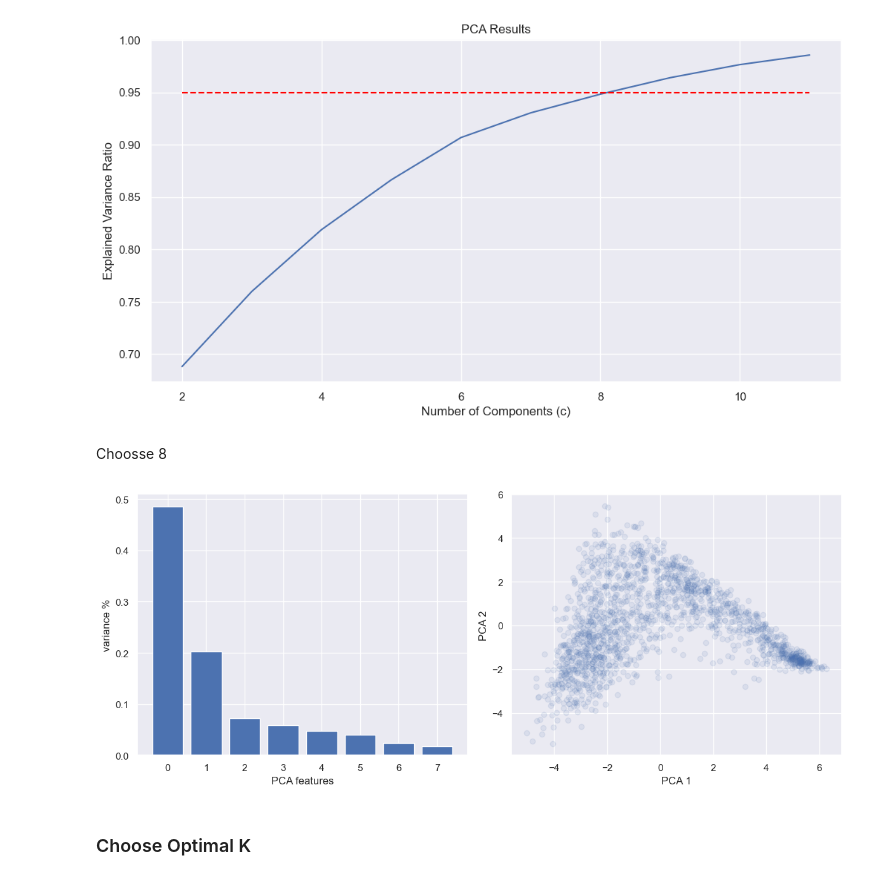
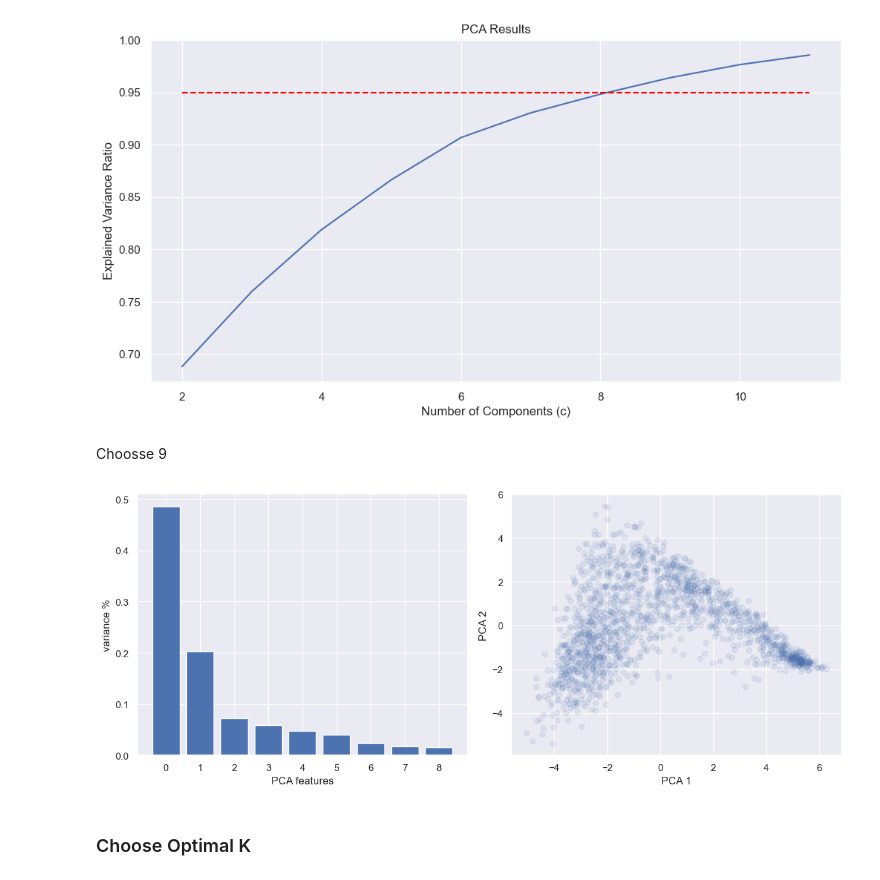
Before and after one commit to xulianrenzoku/synergy_app_clustering, a Jupyter notebook: euro_clustering_models.ipynb, the cells around one changed output. Saved outputs shown, nothing was run; the diff lists cells and outputs as text; code cells hidden in the pictures.

```diff
--- a/euro_clustering_models.ipynb
+++ b/euro_clustering_models.ipynb
@@ -174,30 +174,30 @@ plot_pca_explained_var(pre_pca_pipe.fit_transform(X))
 # %% [output]
 [figure]
 # %% [markdown]
-Choosse 8
+Choosse 9
 # %%
-n_components = 8
+n_components = 9
 
 pre_pca_pipe = make_pipeline(RobustScaler(), StandardScaler())
 pca = PCA(n_components=n_components)
 pca.fit(pre_pca_pipe.fit_transform(X))
 pca_components = pca.transform(pre_pca_pipe.fit_transform(X))
 
 figsize(12, 5)
 plt.subplot(1, 2, 1)
 plt.bar(range(pca.n_components_), pca.explained_variance_ratio_)
 plt.xlabel('PCA features')
 plt.ylabel('variance %')
 plt.xticks(range(pca.n_components_))
 
 plt.subplot(1, 2, 2)
 plt.scatter(pca_components[:, 0], pca_components[:, 1], alpha=.1)
 plt.xlabel('PCA 1')
 plt.ylabel('PCA 2')
 
 plt.tight_layout()
 # %% [output]
-[figure, old version]
+[figure, new version]
 # %%
 pre_cluster_scaler = StandardScaler()
 X_transformed = pre_cluster_scaler.fit_transform(pca_components)
```
Also changed, not shown: parts of 31 cells of this notebook.
